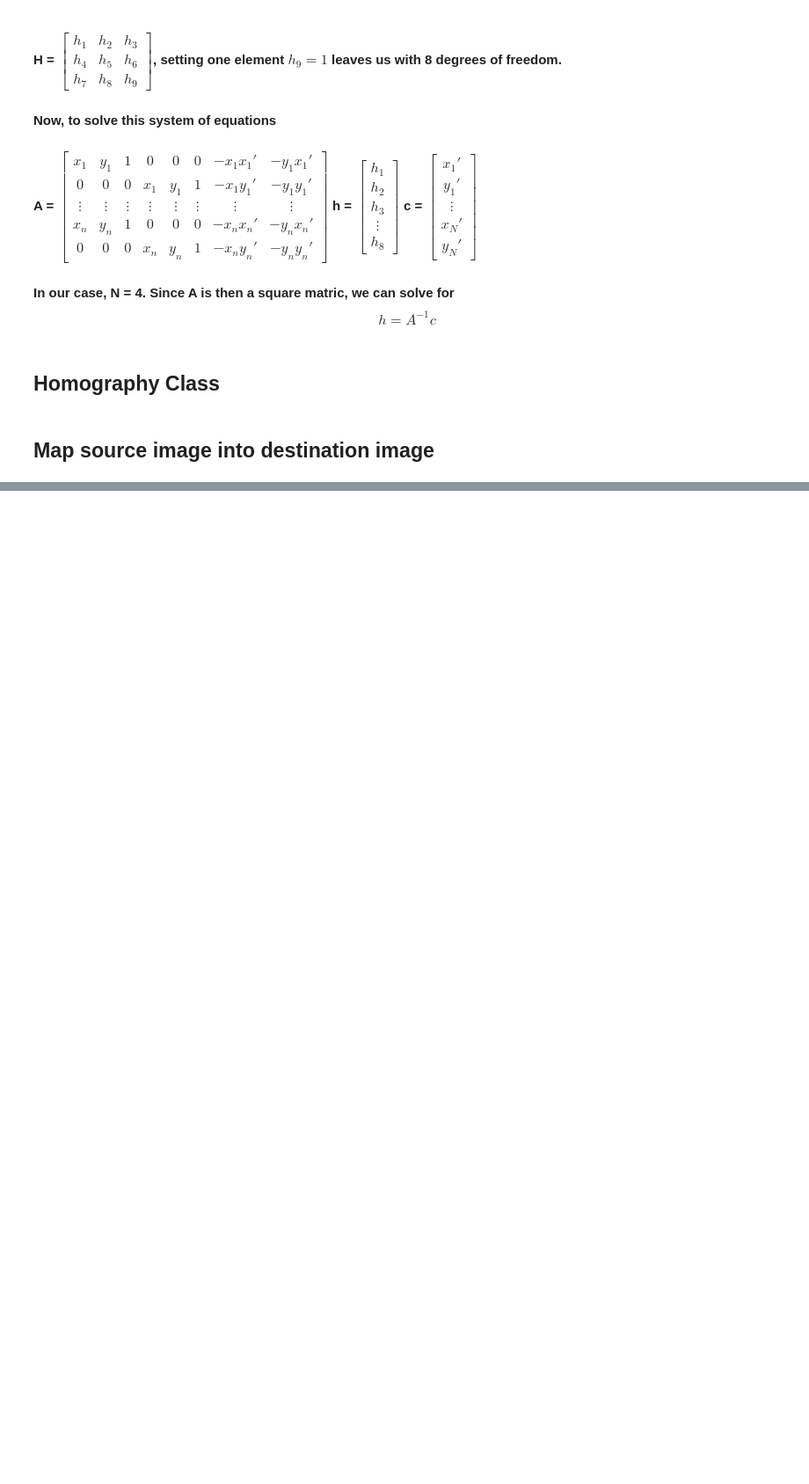
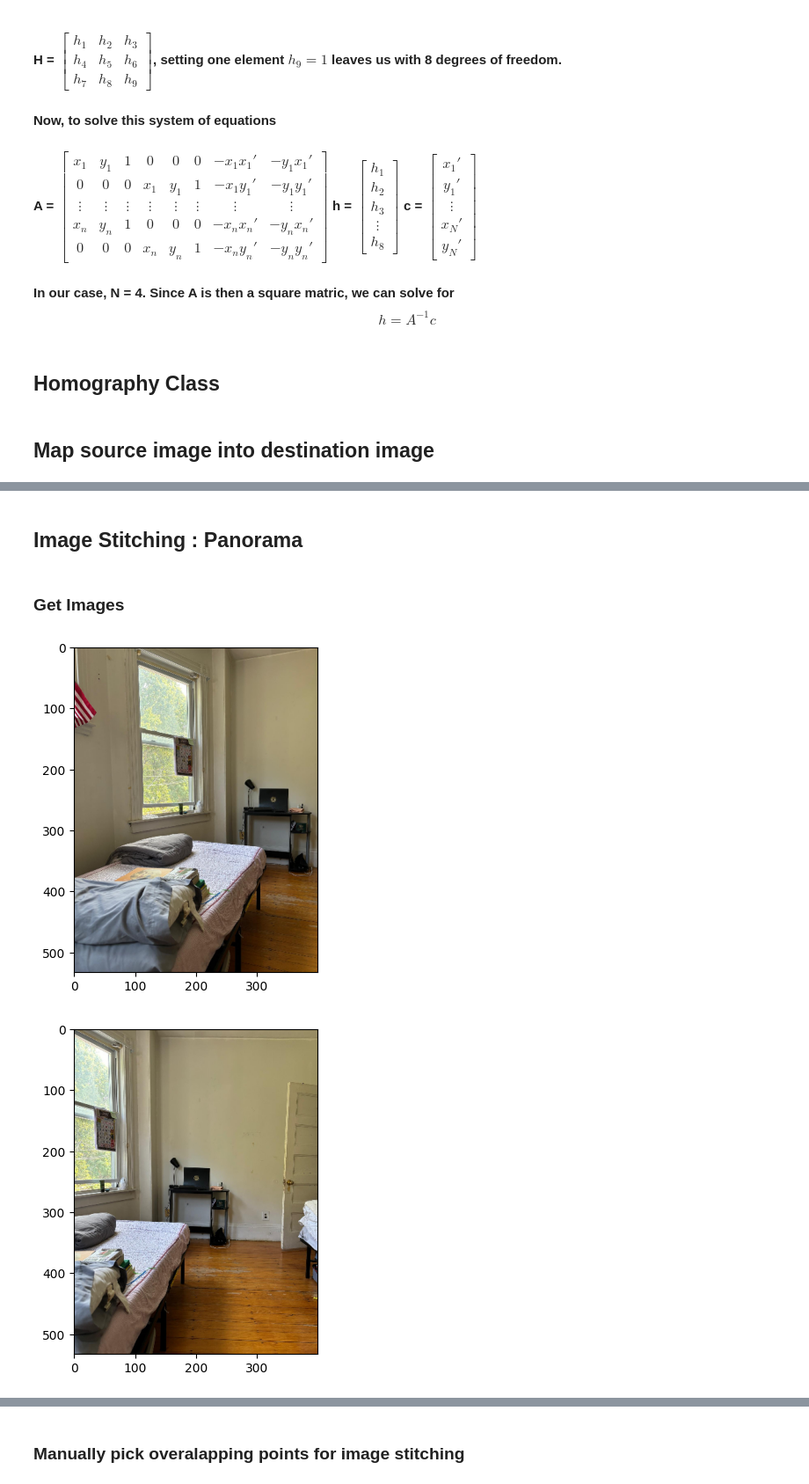
Before and after one commit to KSorte/Autonomous_Field_Robotics, a Jupyter notebook: image_stitching/compute_homography.ipynb, the cells around one changed output, grey strips where cells are left out. Shown at 88% size. Drawn from its saved outputs; the diff is of its cells as text; code cells hidden in the pictures; blank space fills up the shorter version.

Commit message:
Compute homographies for stitching images

```diff
--- a/image_stitching/compute_homography.ipynb
+++ b/image_stitching/compute_homography.ipynb
@@ -162,0 +217,11 @@ Computed Homography =  [[ 5.64142829e-01  7.26326157e-02  5.36489176e+02]
+# %% [markdown]
+## Image Stitching : Panorama
+# %% [markdown]
+### Get Images
+# %%
+homography = Homography()
+
+homography.get_images_for_stitching(downsampling_factor=3)
+# %% [output]
+[figure, added]
+[figure, added]
@@ -162,0 +229,2 @@ Computed Homography =  [[ 5.64142829e-01  7.26326157e-02  5.36489176e+02]
+# %% [markdown]
+### Manually pick overalapping points for image stitching
```
Also changed, not shown: parts of 6 cells of this notebook, 3 other files.
